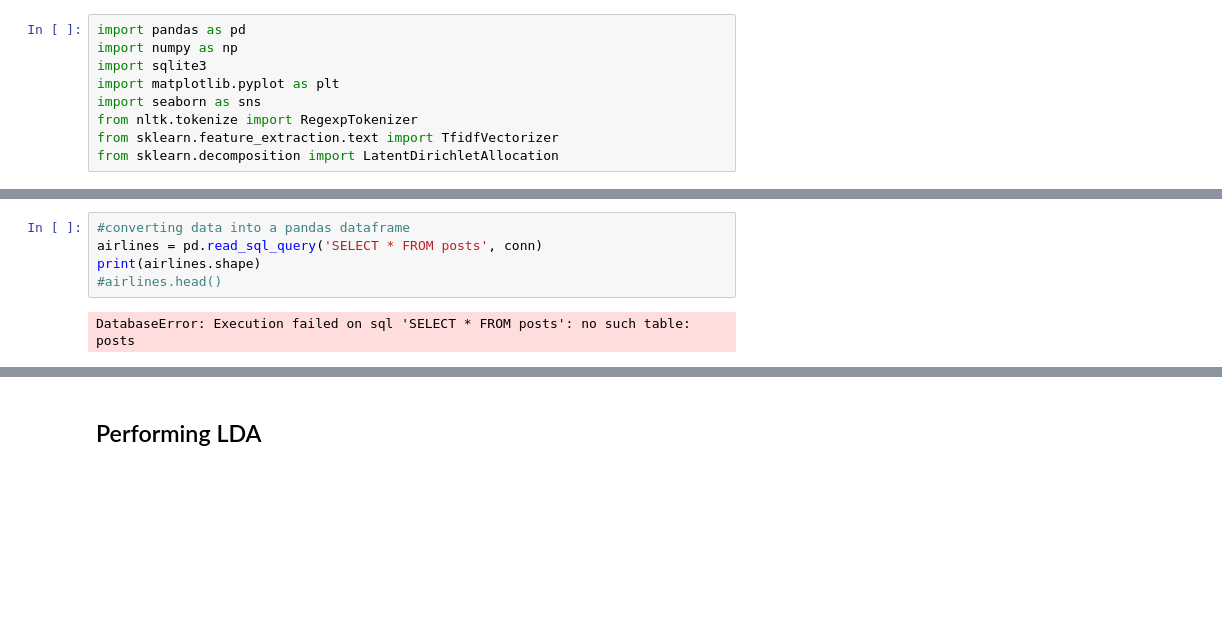
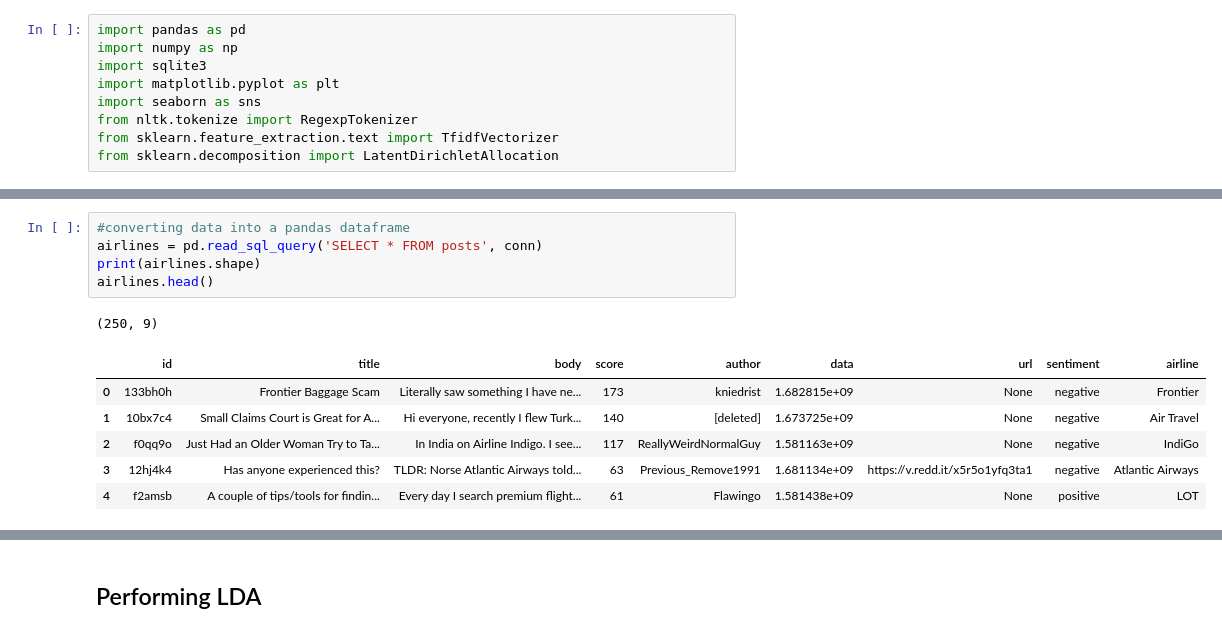
Before and after one commit to tumi59/twitter_airline_sentiments, a Jupyter notebook: twitter_sent.ipynb, the cells around one changed output, grey strips where cells are left out. Saved outputs shown, nothing was run; the diff lists cells and outputs as text; blank space fills up the shorter version.

```diff
--- a/twitter_sent.ipynb
+++ b/twitter_sent.ipynb
@@ -16,10 +30,16 @@ print(conn.total_changes)
 # %%
 #converting data into a pandas dataframe
 airlines = pd.read_sql_query('SELECT * FROM posts', conn)
 print(airlines.shape)
-#airlines.head()
+airlines.head()
 # %% [output]
-DatabaseError: Execution failed on sql 'SELECT * FROM posts': no such table: posts
+(250, 9)
+|  | id | title | body | score | author | data | url | sentiment | airline |
+| 0 | 133bh0h | Frontier Baggage Scam | Literally saw something I have ne... | 173 | kniedrist | 1.682815e+09 | None | negative | Frontier |
+| 1 | 10bx7c4 | Small Claims Court is Great for A... | Hi everyone, recently I flew Turk... | 140 | [deleted] | 1.673725e+09 | None | negative | Air Travel |
+| 2 | f0qq9o | Just Had an Older Woman Try to Ta... | In India on Airline Indigo. I see... | 117 | ReallyWeirdNormalGuy | 1.581163e+09 | None | negative | IndiGo |
+| 3 | 12hj4k4 | Has anyone experienced this? | TLDR: Norse Atlantic Airways told... | 63 | Previous_Remove1991 | 1.681134e+09 | https://v.redd.it/x5r5o1yfq3ta1 | negative | Atlantic Airways |
+| 4 | f2amsb | A couple of tips/tools for findin... | Every day I search premium flight... | 61 | Flawingo | 1.581438e+09 | None | positive | LOT |
 # %%
 #totalling the sentiment analysis results
 sent_summary = airlines['sentiment'].value_counts()
```
Also changed, not shown: parts of 8 cells of this notebook.
